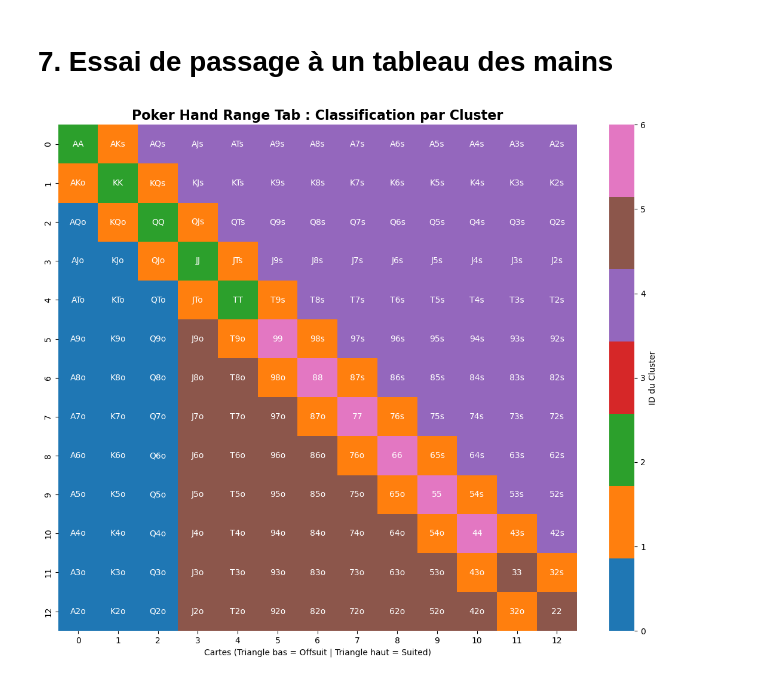
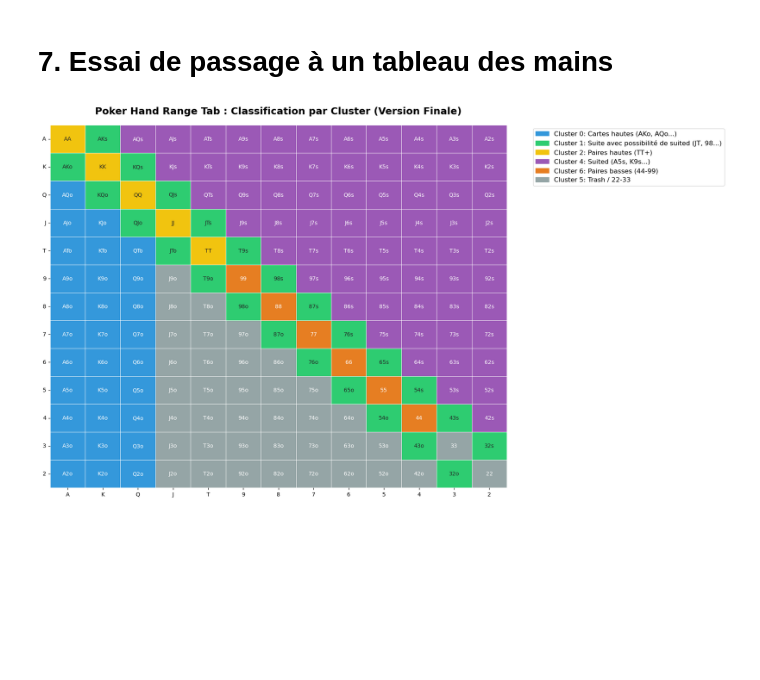
Before and after one commit to YohannTPN/DataAnalysis_PokerHandPrediction, a Jupyter notebook: DataAnalysis_Poker.ipynb, the cells around one changed output. Cells and saved outputs as stored; diff of their text form; code cells hidden in the pictures; blank space fills up the shorter version.

```diff
--- a/DataAnalysis_Poker.ipynb
+++ b/DataAnalysis_Poker.ipynb
@@ -854,18 +876,25 @@ for i, r1 in enumerate(ranks_list):
 # %%
-import seaborn as sns
-import matplotlib.pyplot as plt
+# 4. Affichage
+# 6. Affichage
+plt.figure(figsize=(15, 12))
+ax = sns.heatmap(hand_matrix, annot=hand_labels, fmt="", cmap=custom_cmap,
+                 vmin=-0.5, vmax=6.5, cbar=False,
+                 linewidths=.5, linecolor='white')
 
-# 4. Affichage du Hand Range Chart
-plt.figure(figsize=(14, 11))
-# On utilise une palette discrète pour bien voir les 6 clusters présents
-colors = ["#440154", "#3b528b", "#21918c", "#5ec962", "#fde725", "#d1d1d1", "#ff7f0e"]
-# Note: Le Cluster 3 (Chance) n'est pas prédictible pre-flop, donc il n'apparaît pas ici.
+# Création de la légende personnalisée
+legend_patches = [
+    mpatches.Patch(color=cluster_colors_dict[0], label='Cluster 0: Cartes hautes (AKo, AQo...)'),
+    mpatches.Patch(color=cluster_colors_dict[1], label='Cluster 1: Suite avec possibilité de suited (JT, 98...)'),
+    mpatches.Patch(color=cluster_colors_dict[2], label='Cluster 2: Paires hautes (TT+)'),
+    mpatches.Patch(color=cluster_colors_dict[4], label='Cluster 4: Suited (A5s, K9s...)'),
+    mpatches.Patch(color=cluster_colors_dict[6], label='Cluster 6: Paires basses (44-99)'),
+    mpatches.Patch(color=cluster_colors_dict[5], label='Cluster 5: Trash / 22-33')
+]
+plt.legend(handles=legend_patches, bbox_to_anchor=(1.05, 1), loc='upper left', fontsize=12)
 
-sns.heatmap(hand_matrix, annot=hand_labels, fmt="", cmap=sns.color_palette("tab10", 7),
-            cbar_kws={'label': 'ID du Cluster'})
-
-plt.title('Poker Hand Range Tab : Classification par Cluster', fontsize=16, fontweight='bold')
-plt.xlabel('Cartes (Triangle bas = Offsuit | Triangle haut = Suited)')
+plt.title('Poker Hand Range Tab : Classification par Cluster (Version Finale)', fontsize=18, fontweight='bold', pad=20)
+plt.xticks(np.arange(n)+0.5, ranks_list)
+plt.yticks(np.arange(n)+0.5, ranks_list, rotation=0)
 plt.show()
 # %% [output]
-[figure, old version]
+[figure, new version]
```
Also changed, not shown: parts of 1 cell of this notebook, 1 other file.
